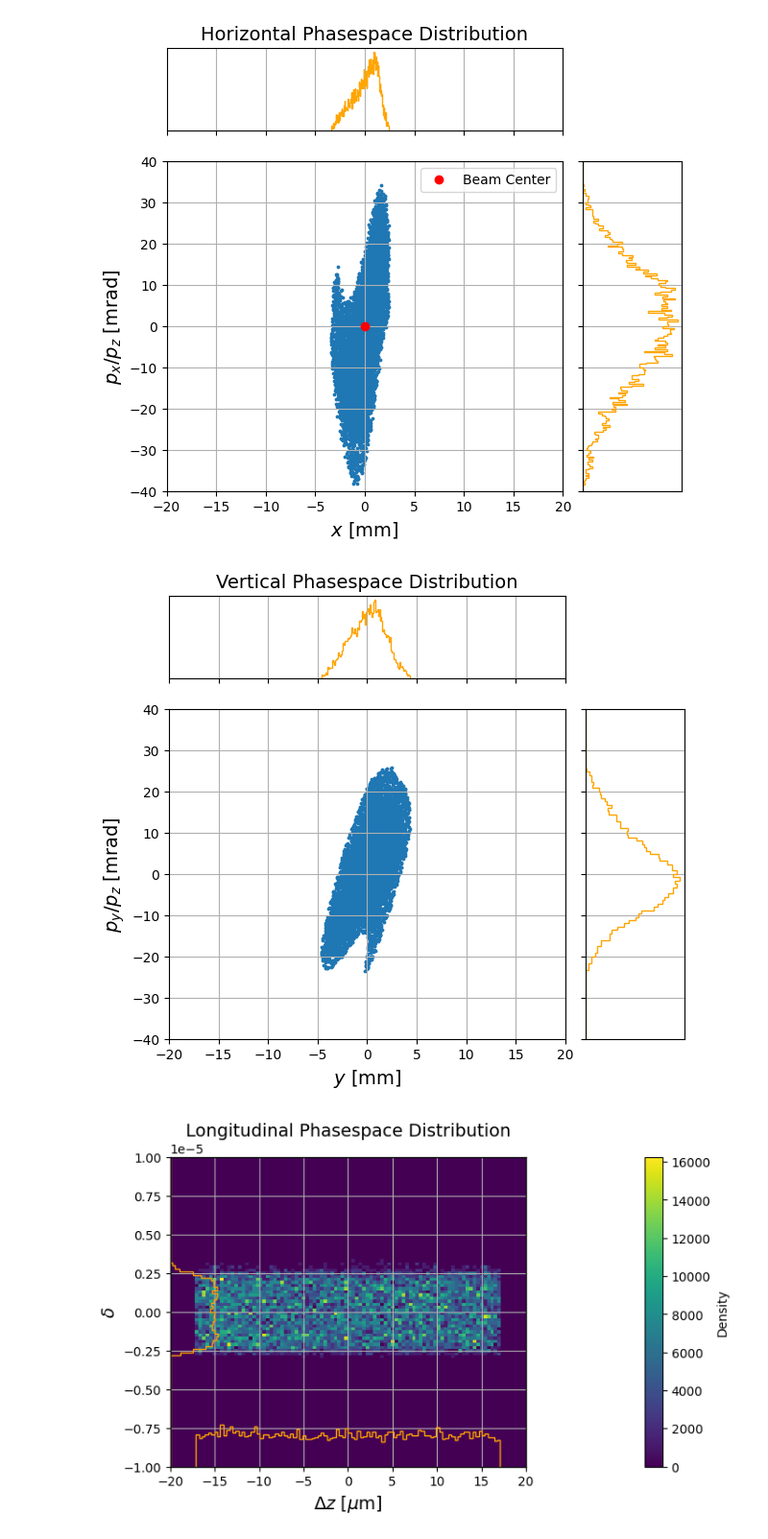
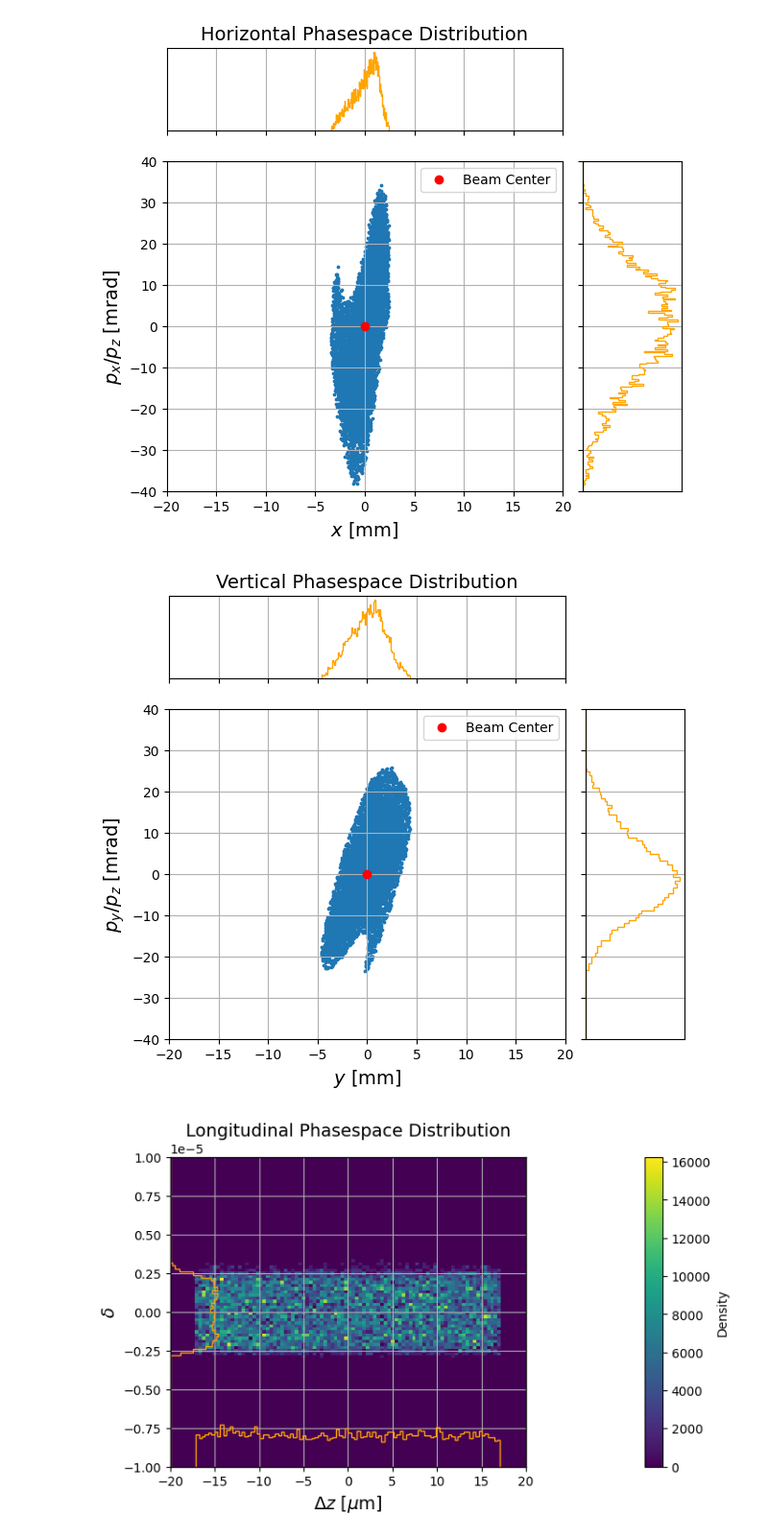
Before and after one commit to cspark7701/synapticTrack, a Jupyter notebook: examples/jutrack/jutrack_integration.ipynb, the cells around one changed output. Shown at 96% size. Cells and saved outputs as stored; diff of their text form; code cells hidden in the pictures.

```diff
--- a/examples/jutrack/jutrack_integration.ipynb
+++ b/examples/jutrack/jutrack_integration.ipynb
@@ -82,0 +15,7 @@ beam.state
+# %%
+base_dir = '../data/input_beam'
+filename = base_dir + '/' + 'coord.out'
+
+beam_io = BeamDataIO()
+beam = beam_io.read(code='track', filename=filename, mass_number=40, charge_state=8, beam_current=0, reference_energy=0.010)
+beam.state
@@ -310,0 +197,6 @@ dtype: float64
+# %%
+mass_number = beam.mass_number
+charge_state = beam.charge_state
+beam_current = beam.beam_current
+reference_energy = beam.reference_energy
+print (mass_number, charge_state, beam_current, reference_energy)
@@ -354,0 +289,3 @@ dtype: float64
+# %%
+jubeam_conv = beam_io.convert('jutrack', beam_state, mass_number, charge_state, beam_current, reference_energy)
+jubeam_conv.state
@@ -355 +325,6 @@ dtype: float64
+# %%
+x0 = jubeam_conv.centroid['x']
+xp0 = jubeam_conv.centroid['xp']
+y0 = jubeam_conv.centroid['y']
+yp0 = jubeam_conv.centroid['yp']
 # %%
@@ -360,11 +335,11 @@ phasespace_plot(x*1e3, xp*1e3, x_center=x0*1e3, y_center=xp0*1e3, xyrange=[-20,
 # %% [output]
 [figure]
 # %%
-phasespace_plot(y*1e3, yp*1e3, xyrange=[-20, 20, -40, 40], title='Vertical Phasespace Distribution',
+phasespace_plot(y*1e3, yp*1e3, x_center=y0, y_center=yp0, xyrange=[-20, 20, -40, 40], title='Vertical Phasespace Distribution',
                 xlabel=r'$y$ [mm]', ylabel=r"$p_y / p_z$ [mrad]",
                 nbins=100, projection=0, density=False, cmap='viridis', figname=None)
 # %% [output]
-[figure, old version]
+[figure, new version]
 # %%
 phasespace_plot(z*1e-6, delta*1e-2, xyrange=[-20, 20, -10e-6, 10e-6], title='Longitudinal Phasespace Distribution',
                 xlabel=r'$\Delta z$ [$\mu$m]', ylabel=r"$\delta$",
```
Also changed, not shown: parts of 90 cells of this notebook, 5 other files.
